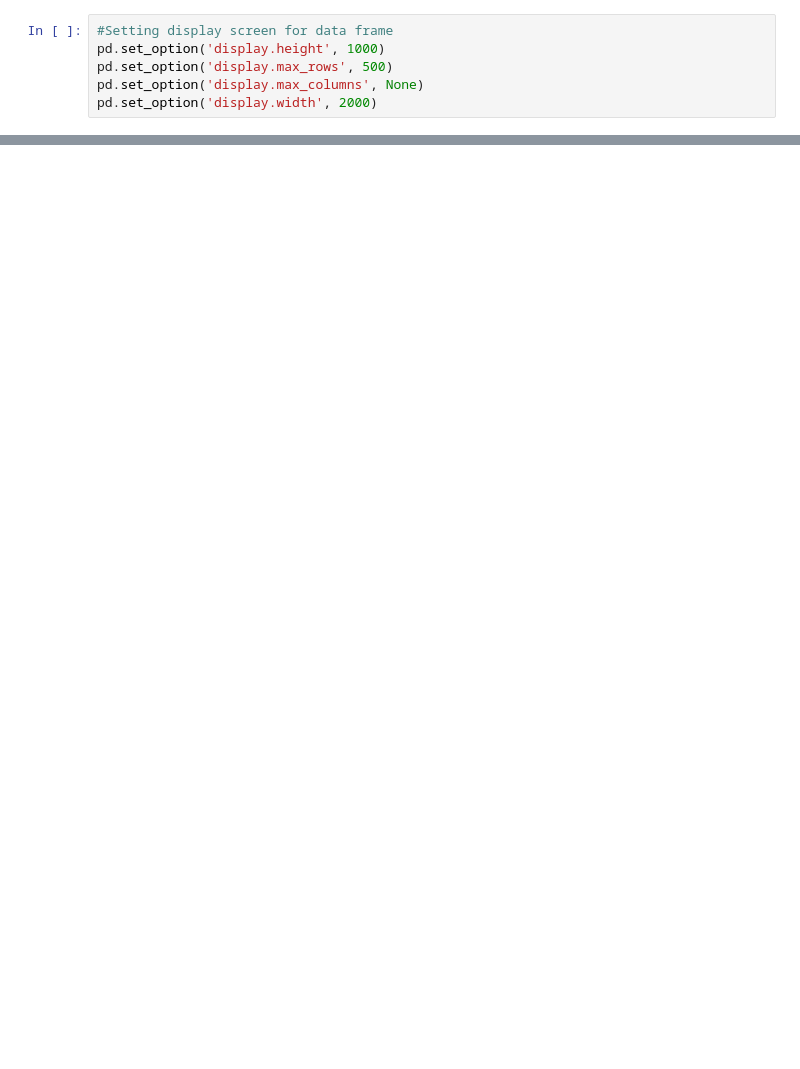
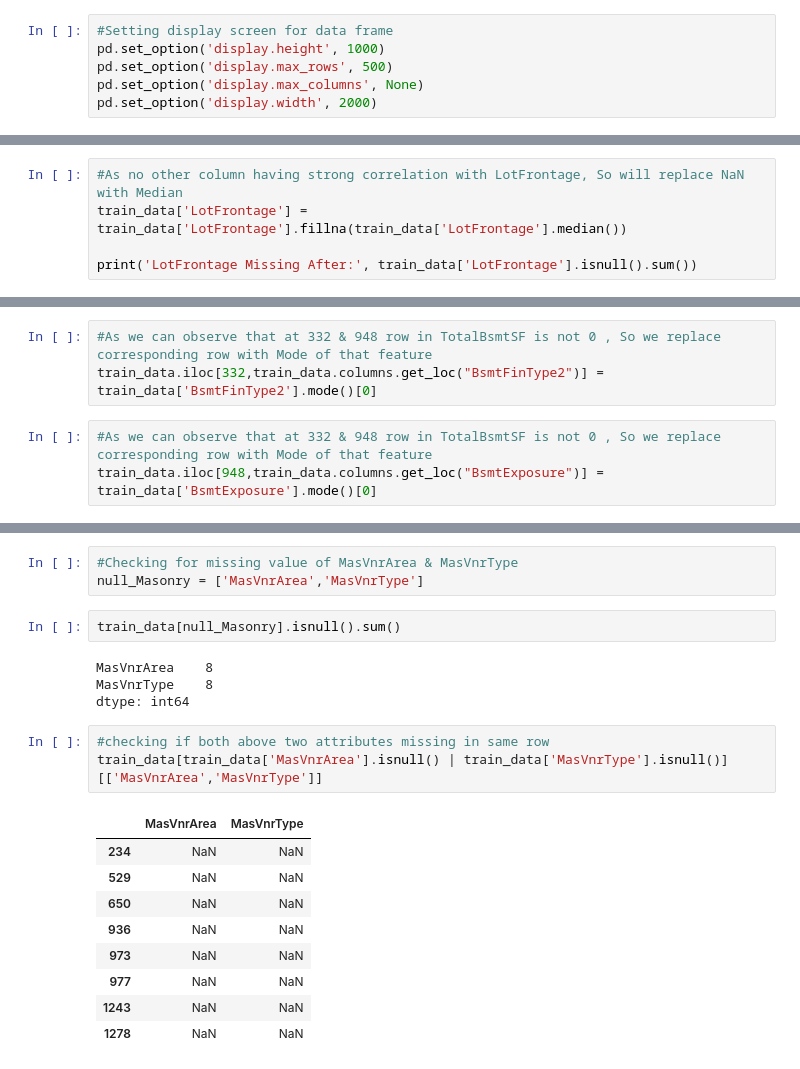
Before and after one commit to dheeraj1995/KaggleCompetitions, a Jupyter notebook: House Prices Advanced Regression Techniques/src/Solution.ipynb, the cells around one changed output, grey strips where cells are left out. Saved outputs shown, nothing was run; the diff lists cells and outputs as text; blank space fills up the shorter version.

```diff
--- a/House Prices Advanced Regression Techniques/src/Solution.ipynb
+++ b/House Prices Advanced Regression Techniques/src/Solution.ipynb
@@ -36,0 +116,5 @@ test_data.describe()
+# %%
+#As no other column having strong correlation with LotFrontage, So will replace NaN with Median
+train_data['LotFrontage'] = train_data['LotFrontage'].fillna(train_data['LotFrontage'].median())
+
+print('LotFrontage Missing After:', train_data['LotFrontage'].isnull().sum())
@@ -36,0 +198,6 @@ test_data.describe()
+# %%
+#As we can observe that at 332 & 948 row in TotalBsmtSF is not 0 , So we replace corresponding row with Mode of that feature
+train_data.iloc[332,train_data.columns.get_loc("BsmtFinType2")] = train_data['BsmtFinType2'].mode()[0]
+# %%
+#As we can observe that at 332 & 948 row in TotalBsmtSF is not 0 , So we replace corresponding row with Mode of that feature
+train_data.iloc[948,train_data.columns.get_loc("BsmtExposure")] = train_data['BsmtExposure'].mode()[0]
@@ -36,0 +265,22 @@ test_data.describe()
+# %%
+#Checking for missing value of MasVnrArea & MasVnrType
+null_Masonry = ['MasVnrArea','MasVnrType']
+# %%
+train_data[null_Masonry].isnull().sum()
+# %% [output]
+MasVnrArea    8
+MasVnrType    8
+dtype: int64
+# %%
+#checking if both above two attributes missing in same row
+train_data[train_data['MasVnrArea'].isnull() | train_data['MasVnrType'].isnull()][['MasVnrArea','MasVnrType']]
+# %% [output]
+|  | MasVnrArea | MasVnrType |
+| 234 | NaN | NaN |
+| 529 | NaN | NaN |
+| 650 | NaN | NaN |
+| 936 | NaN | NaN |
+| 973 | NaN | NaN |
+| 977 | NaN | NaN |
+| 1243 | NaN | NaN |
+| 1278 | NaN | NaN |
```
Also changed, not shown: parts of 32 cells of this notebook.
